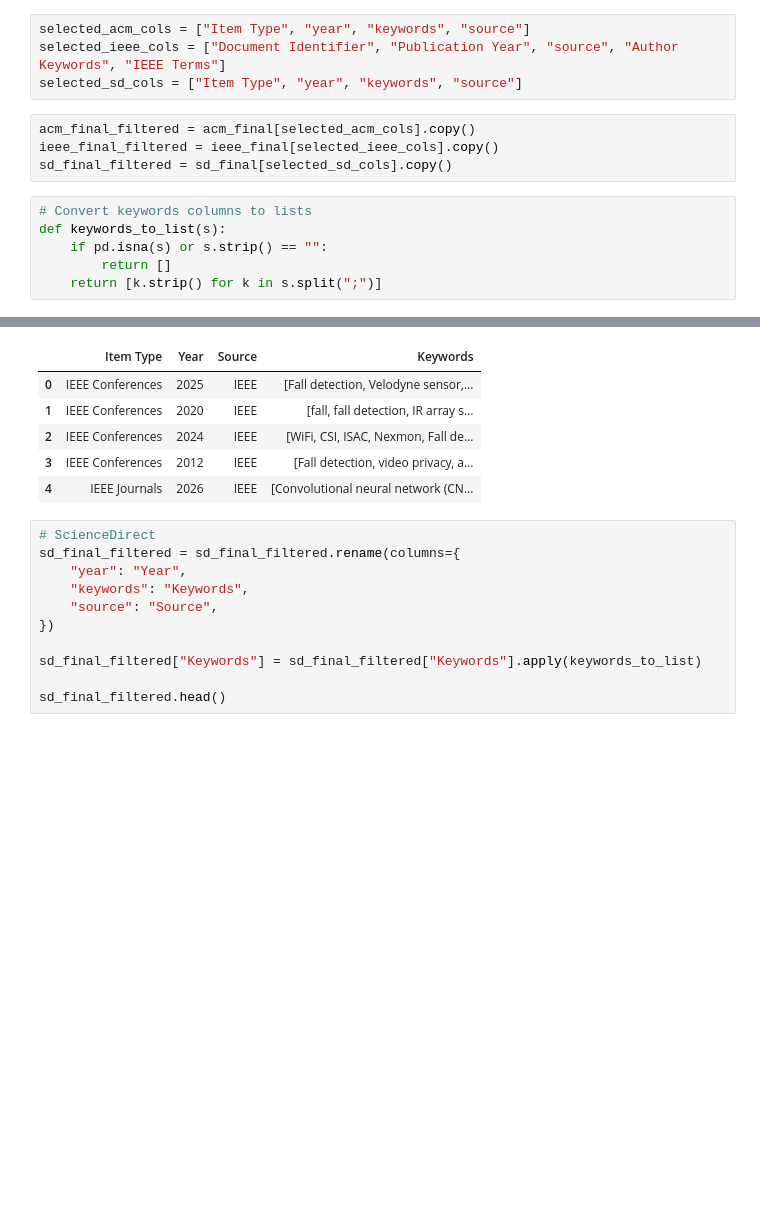
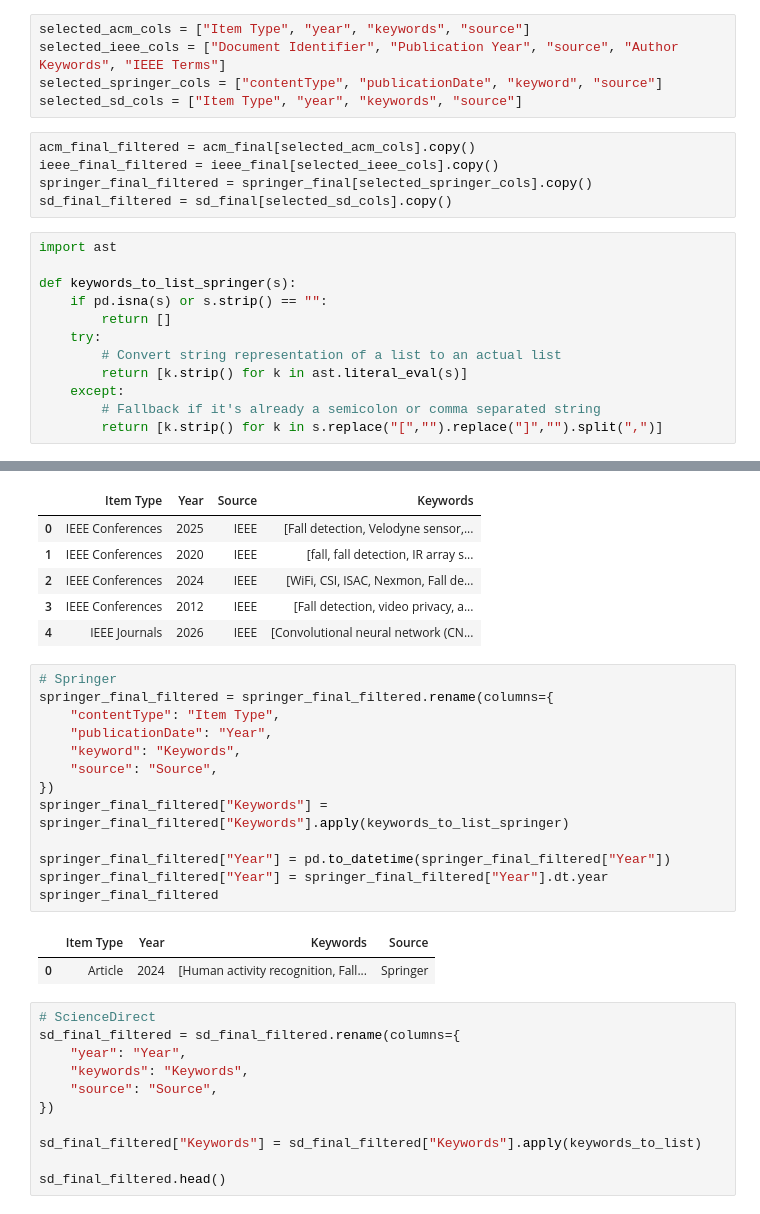
Before and after one commit to AichaNT/bachelor_thesis, a Jupyter notebook: EDA.ipynb, the cells around one changed output, grey strips where cells are left out. Saved outputs shown, nothing was run; the diff lists cells and outputs as text; blank space fills up the shorter version.

```diff
--- a/EDA.ipynb
+++ b/EDA.ipynb
@@ -238,17 +277,25 @@ all_cols
 # %%
 selected_acm_cols = ["Item Type", "year", "keywords", "source"]
 selected_ieee_cols = ["Document Identifier", "Publication Year", "source", "Author Keywords", "IEEE Terms"]
+selected_springer_cols = ["contentType", "publicationDate", "keyword", "source"]
 selected_sd_cols = ["Item Type", "year", "keywords", "source"]
 # %%
 acm_final_filtered = acm_final[selected_acm_cols].copy()
 ieee_final_filtered = ieee_final[selected_ieee_cols].copy()
+springer_final_filtered = springer_final[selected_springer_cols].copy()
 sd_final_filtered = sd_final[selected_sd_cols].copy()
 # %%
-# Convert keywords columns to lists
-def keywords_to_list(s):
+import ast
+
+def keywords_to_list_springer(s):
     if pd.isna(s) or s.strip() == "":
         return []
-    return [k.strip() for k in s.split(";")]
+    try:
+        # Convert string representation of a list to an actual list
+        return [k.strip() for k in ast.literal_eval(s)]
+    except:
+        # Fallback if it's already a semicolon or comma separated string
+        return [k.strip() for k in s.replace("[","").replace("]","").split(",")]
 # %%
 # ACM
 #acm_final.head()
@@ -297,6 +344,22 @@ ieee_final_filtered.head()
 | 2 | IEEE Conferences | 2024 | IEEE | [WiFi, CSI, ISAC, Nexmon, Fall de... |
 | 3 | IEEE Conferences | 2012 | IEEE | [Fall detection, video privacy, a... |
 | 4 | IEEE Journals | 2026 | IEEE | [Convolutional neural network (CN... |
+# %%
+# Springer
+springer_final_filtered = springer_final_filtered.rename(columns={
+    "contentType": "Item Type",
+    "publicationDate": "Year",
+    "keyword": "Keywords",
+    "source": "Source",
+})
+springer_final_filtered["Keywords"] = springer_final_filtered["Keywords"].apply(keywords_to_list_springer)
+
+springer_final_filtered["Year"] = pd.to_datetime(springer_final_filtered["Year"])
+springer_final_filtered["Year"] = springer_final_filtered["Year"].dt.year
+springer_final_filtered
+# %% [output]
+|  | Item Type | Year | Keywords | Source |
+| 0 | Article | 2024 | [Human activity recognition, Fall... | Springer |
 # %%
 # ScienceDirect
 sd_final_filtered = sd_final_filtered.rename(columns={
```
Also changed, not shown: parts of 20 cells of this notebook, 8 other files.
